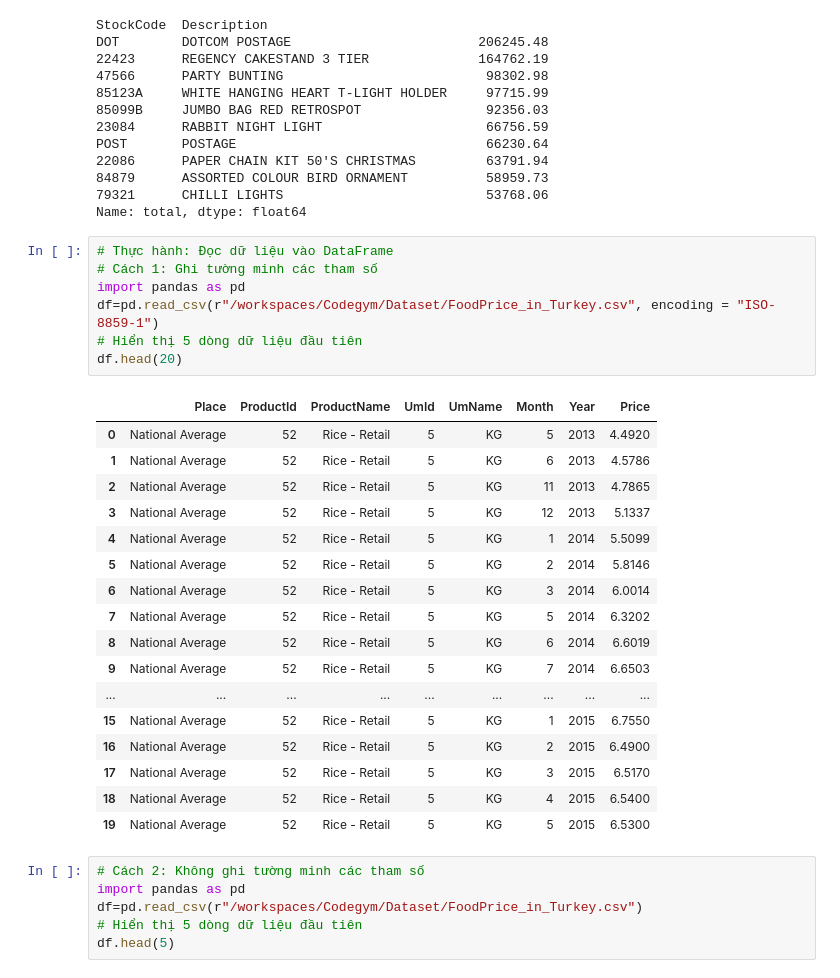
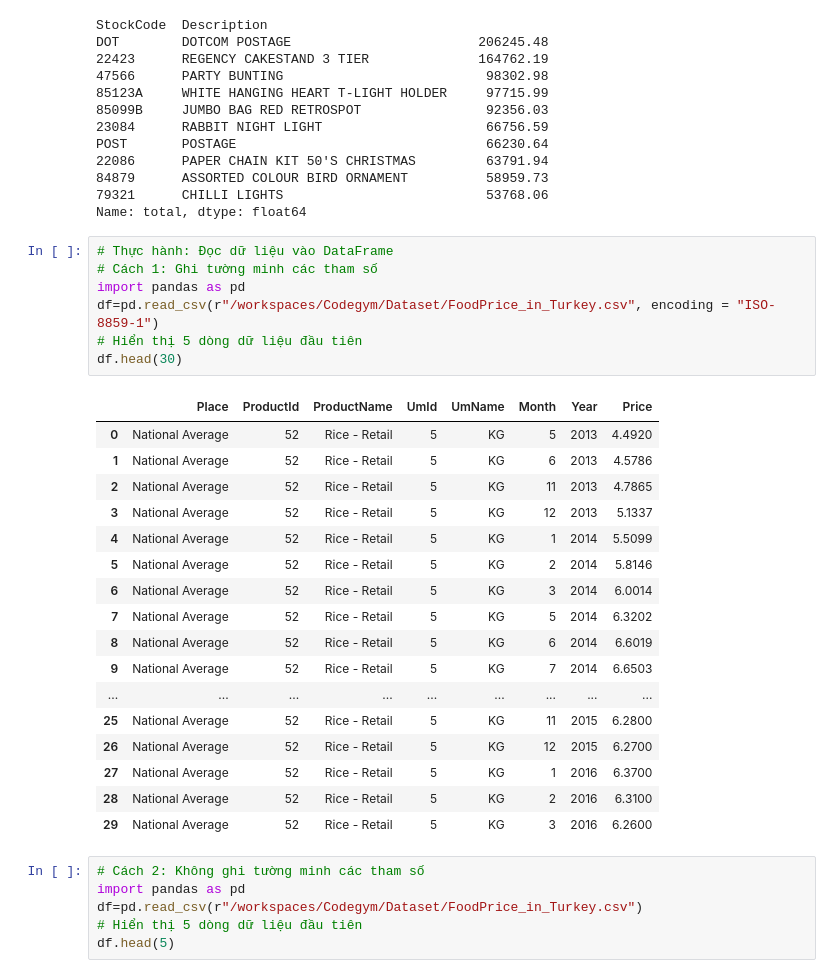
Before and after one commit to hunght92/Codegym, a Jupyter notebook: Học lại.ipynb, the cells around one changed output. Saved outputs shown, nothing was run; the diff lists cells and outputs as text.

```diff
--- a/Học lại.ipynb
+++ b/Học lại.ipynb
@@ -190,28 +190,28 @@ Name: total, dtype: float64
 # %%
 # Thực hành: Đọc dữ liệu vào DataFrame
 # Cách 1: Ghi tường minh các tham số
 import pandas as pd
 df=pd.read_csv(r"/workspaces/Codegym/Dataset/FoodPrice_in_Turkey.csv", encoding = "ISO-8859-1")
 # Hiển thị 5 dòng dữ liệu đầu tiên
-df.head(20)
+df.head(30)
 # %% [output]
 |  | Place | ProductId | ProductName | UmId | UmName | Month | Year | Price |
 | 0 | National Average | 52 | Rice - Retail | 5 | KG | 5 | 2013 | 4.4920 |
 | 1 | National Average | 52 | Rice - Retail | 5 | KG | 6 | 2013 | 4.5786 |
 | 2 | National Average | 52 | Rice - Retail | 5 | KG | 11 | 2013 | 4.7865 |
 | 3 | National Average | 52 | Rice - Retail | 5 | KG | 12 | 2013 | 5.1337 |
 | 4 | National Average | 52 | Rice - Retail | 5 | KG | 1 | 2014 | 5.5099 |
 | 5 | National Average | 52 | Rice - Retail | 5 | KG | 2 | 2014 | 5.8146 |
 | 6 | National Average | 52 | Rice - Retail | 5 | KG | 3 | 2014 | 6.0014 |
 | 7 | National Average | 52 | Rice - Retail | 5 | KG | 5 | 2014 | 6.3202 |
 | 8 | National Average | 52 | Rice - Retail | 5 | KG | 6 | 2014 | 6.6019 |
 | 9 | National Average | 52 | Rice - Retail | 5 | KG | 7 | 2014 | 6.6503 |
 | ... | ... | ... | ... | ... | ... | ... | ... | ... |
-| 15 | National Average | 52 | Rice - Retail | 5 | KG | 1 | 2015 | 6.7550 |
-| 16 | National Average | 52 | Rice - Retail | 5 | KG | 2 | 2015 | 6.4900 |
-| 17 | National Average | 52 | Rice - Retail | 5 | KG | 3 | 2015 | 6.5170 |
-| 18 | National Average | 52 | Rice - Retail | 5 | KG | 4 | 2015 | 6.5400 |
-| 19 | National Average | 52 | Rice - Retail | 5 | KG | 5 | 2015 | 6.5300 |
+| 25 | National Average | 52 | Rice - Retail | 5 | KG | 11 | 2015 | 6.2800 |
+| 26 | National Average | 52 | Rice - Retail | 5 | KG | 12 | 2015 | 6.2700 |
+| 27 | National Average | 52 | Rice - Retail | 5 | KG | 1 | 2016 | 6.3700 |
+| 28 | National Average | 52 | Rice - Retail | 5 | KG | 2 | 2016 | 6.3100 |
+| 29 | National Average | 52 | Rice - Retail | 5 | KG | 3 | 2016 | 6.2600 |
 # %%
 # Cách 2: Không ghi tường minh các tham số
 import pandas as pd
```
Also changed, not shown: parts of 2 cells of this notebook.
